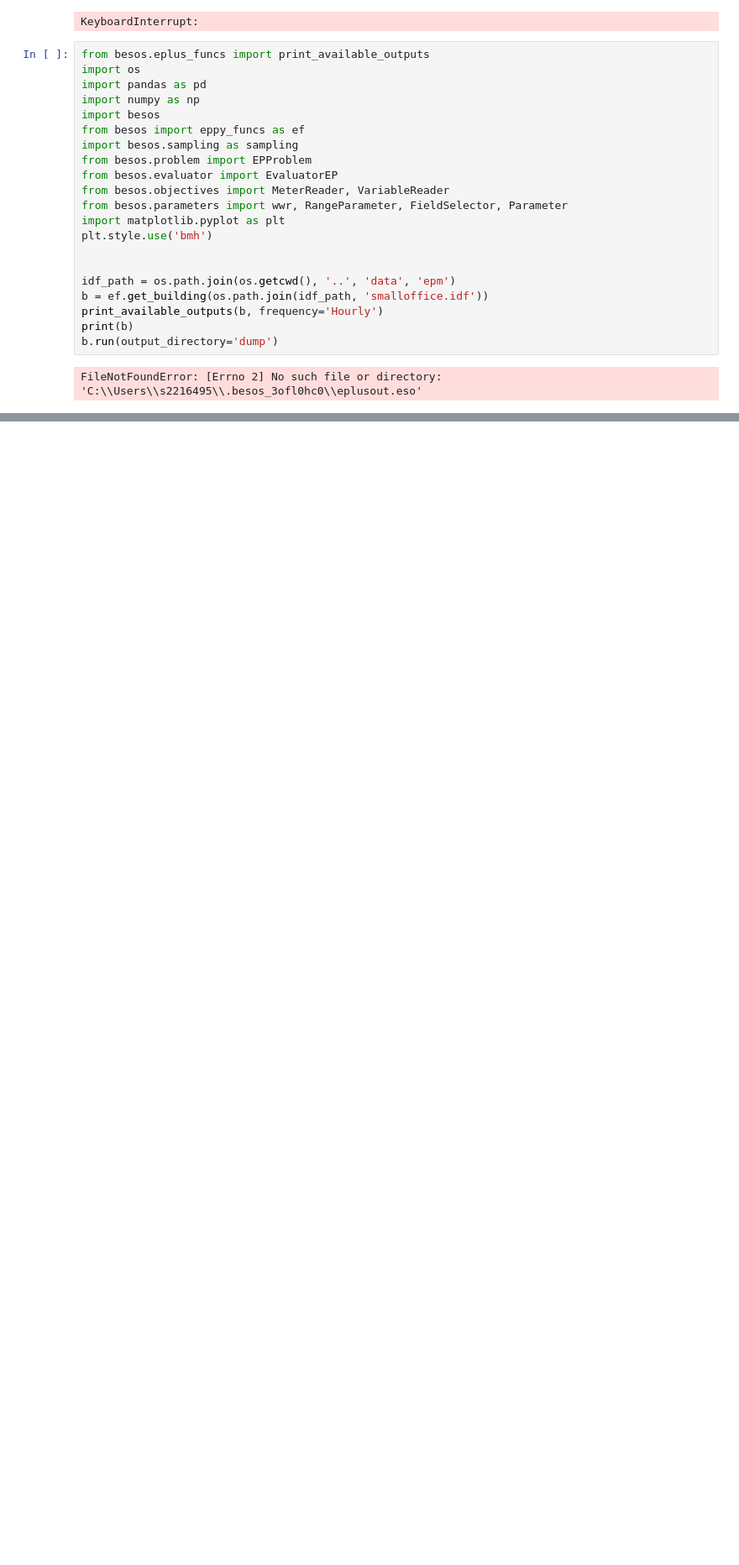
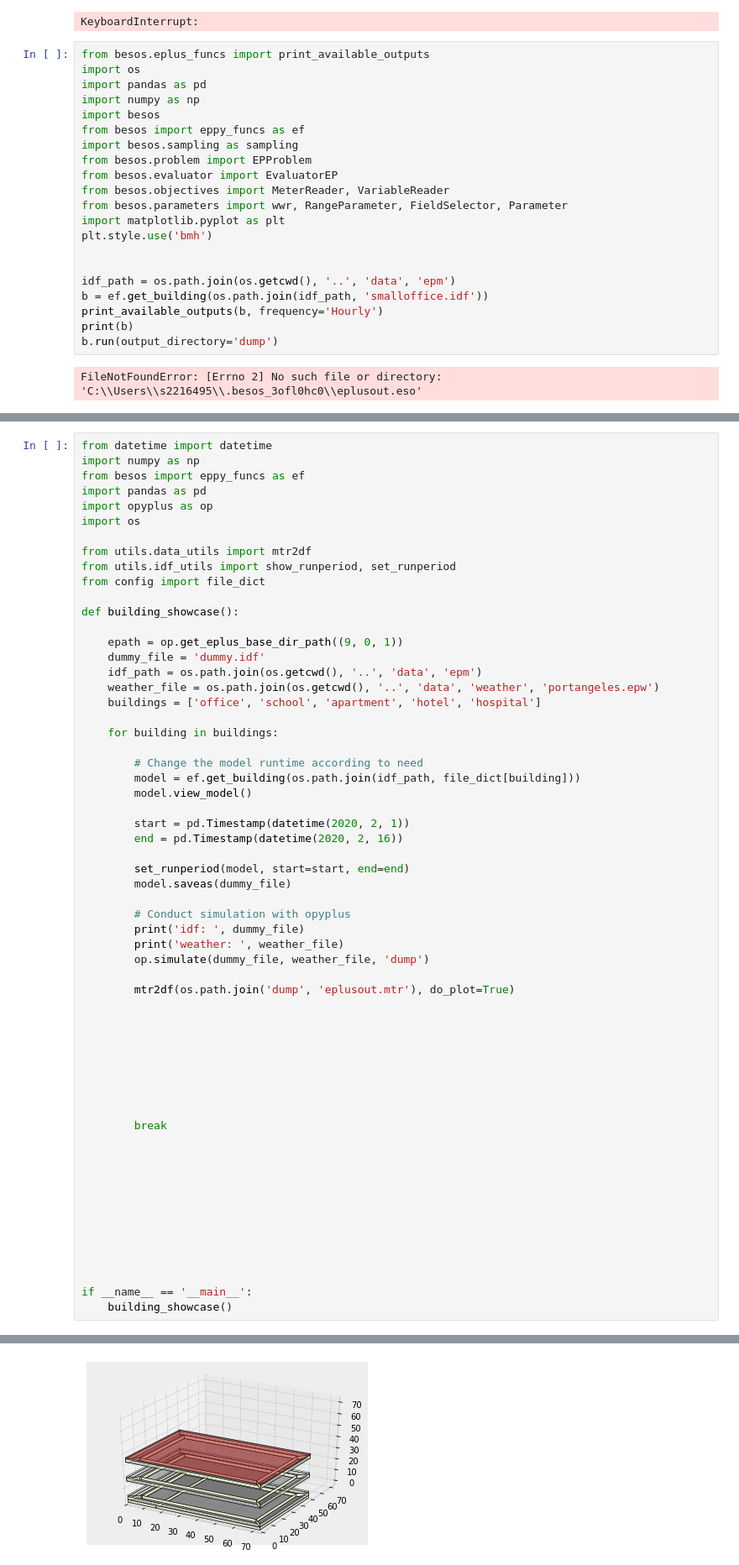
Before and after one commit to LukasFrankenQ/stes_control, a Jupyter notebook: src/lab.ipynb, the cells around one changed output, grey strips where cells are left out. Shown at 84% size. Cells and saved outputs as stored; diff of their text form; blank space fills up the shorter version.

```diff
--- a/src/lab.ipynb
+++ b/src/lab.ipynb
@@ -568,0 +446,60 @@ obtained:
+# %%
+from datetime import datetime
+import numpy as np
+from besos import eppy_funcs as ef
+import pandas as pd
+import opyplus as op
+import os
+
+from utils.data_utils import mtr2df
+from utils.idf_utils import show_runperiod, set_runperiod
+from config import file_dict
+
+def building_showcase():
+
+    epath = op.get_eplus_base_dir_path((9, 0, 1))
+    dummy_file = 'dummy.idf'
+    idf_path = os.path.join(os.getcwd(), '..', 'data', 'epm')
+    weather_file = os.path.join(os.getcwd(), '..', 'data', 'weather', 'portangeles.epw')
+    buildings = ['office', 'school', 'apartment', 'hotel', 'hospital']
+
+    for building in buildings:
+
+        # Change the model runtime according to need
+        model = ef.get_building(os.path.join(idf_path, file_dict[building]))
+        model.view_model()
+
+        start = pd.Timestamp(datetime(2020, 2, 1))
+        end = pd.Timestamp(datetime(2020, 2, 16))
+
+        set_runperiod(model, start=start, end=end)
+        model.saveas(dummy_file)
+
+        # Conduct simulation with opyplus
+        print('idf: ', dummy_file)
+        print('weather: ', weather_file)
+        op.simulate(dummy_file, weather_file, 'dump')
+
+        mtr2df(os.path.join('dump', 'eplusout.mtr'), do_plot=True)
+
+
+
+
+
+
+
+
+        break
+
+
+
+
+
+
+
+
+
+
+if __name__ == '__main__':
+    building_showcase()
+# %% [output]
@@ -568,0 +508 @@ obtained:
+[figure, added]
```
Also changed, not shown: parts of 3 cells of this notebook, 2 other files.
